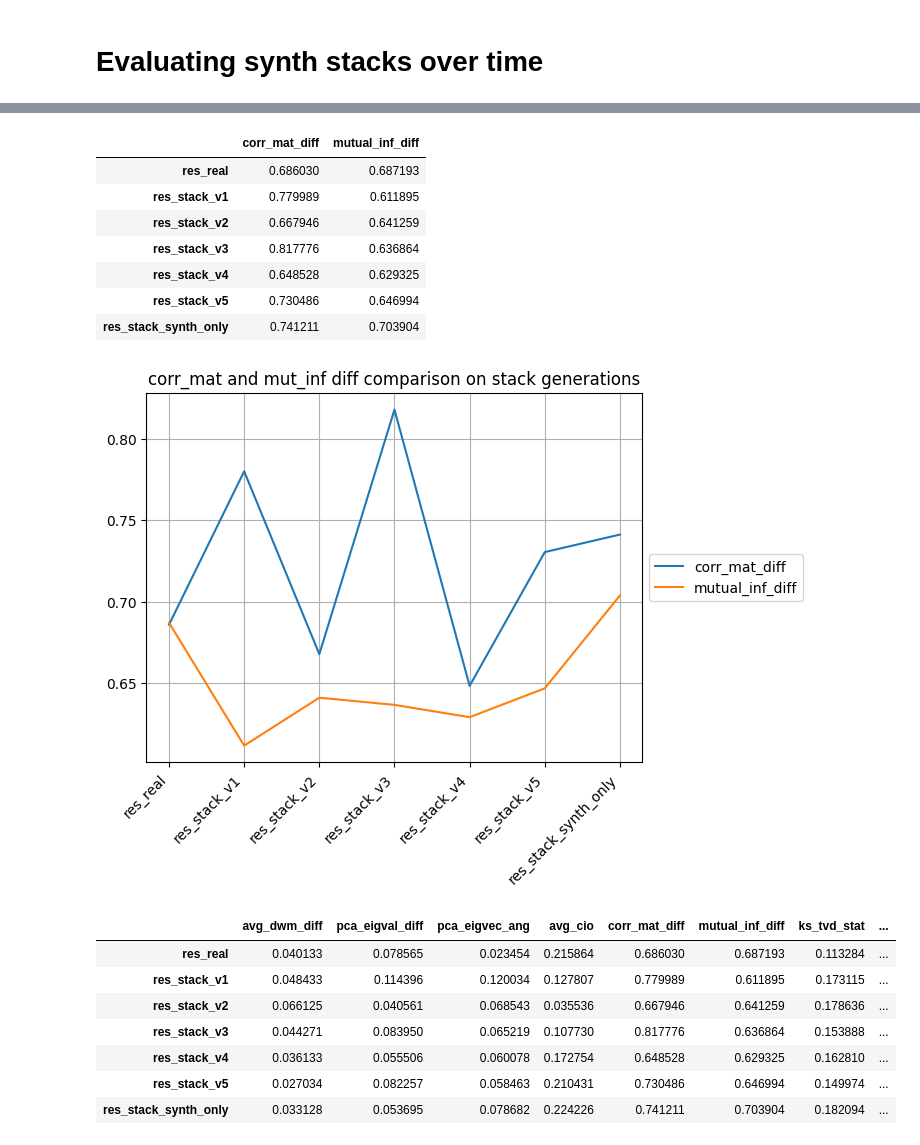
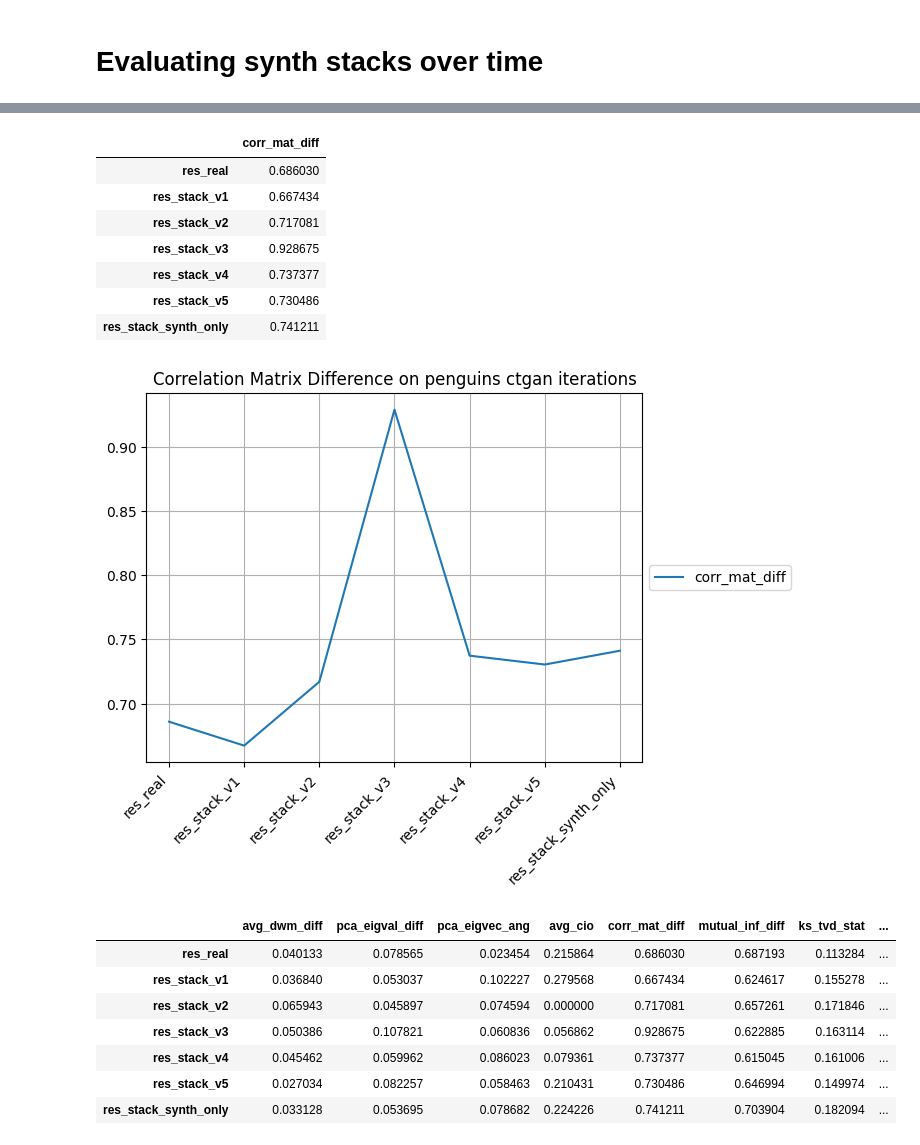
Before and after one commit to LucasBrynk/synthe_size_me, a Jupyter notebook: penguins_syn/penguins_ctgan_syn.ipynb, the cells around one changed output, grey strips where cells are left out. Cells and saved outputs as stored; diff of their text form; code cells hidden in the pictures.

```diff
--- a/penguins_syn/penguins_ctgan_syn.ipynb
+++ b/penguins_syn/penguins_ctgan_syn.ipynb
@@ -644,15 +644,16 @@ eval_str = ["res_real", "res_stack_v1", "res_stack_v2", "res_stack_v3", "res_sta
 # %%
 privacy_plot = pd.DataFrame(columns=["eps_identif_risk",
                                      "att_discl_risk",
-                                     "hit_rate",
                                      "mia_cls_risk"])
 
 for i in range(len(eval_results)):
     evals = eval_results[i].set_index("metric")
     privacy_plot.loc[eval_str[i]] = [evals.loc["eps_identif_risk", "val"],
                                     evals.loc["att_discl_risk", "val"],
-                                    evals.loc["hit_rate", "val"],
                                     evals.loc["mia_cls_risk", "val"]]
 
+# Save to csv
+privacy_plot.to_csv(f"{gen_method}\privacy_plot.csv")
+
 privacy_plot
 # %% [output]
@@ -702,13 +706,14 @@ plt.show()
 # %%
 utility_plot = pd.DataFrame(columns=["avg_dwm_diff",
-                                     "pca_eigval_diff",
-                                     "pca_eigvec_ang"])
+                                     "avg_pMSE",
+                                     "cls_F1_diff"])
 
 for i in range(len(eval_results)):
     evals = eval_results[i].set_index("metric")
     utility_plot.loc[eval_str[i]] = [evals.loc["avg_dwm_diff", "val"],
-                                    evals.loc["pca_eigval_diff", "val"],
-                                    evals.loc["pca_eigvec_ang", "val"]]
+                                    evals.loc["avg_pMSE", "val"],
+                                    evals.loc["cls_F1_diff", "val"]]
+
 
 utility_plot
 # %% [output]
@@ -732,31 +737,32 @@ plt.show()
 # %%
-matrix_diff_plot = pd.DataFrame(columns=["corr_mat_diff",
-                                     "mutual_inf_diff"])
+matrix_diff_plot = pd.DataFrame(columns=["corr_mat_diff"])
 
 for i in range(len(eval_results)):
     evals = eval_results[i].set_index("metric")
-    matrix_diff_plot.loc[eval_str[i]] = [evals.loc["corr_mat_diff", "val"],
-                                    evals.loc["mutual_inf_diff", "val"]]
+    matrix_diff_plot.loc[eval_str[i]] = [evals.loc["corr_mat_diff", "val"]]
+
+# Save to csv
+matrix_diff_plot.to_csv(f"{gen_method}\matrix_diff_plot.csv", index=False)
 
 matrix_diff_plot
 # %% [output]
-|  | corr_mat_diff | mutual_inf_diff |
-| res_real | 0.686030 | 0.687193 |
-| res_stack_v1 | 0.779989 | 0.611895 |
-| res_stack_v2 | 0.667946 | 0.641259 |
-| res_stack_v3 | 0.817776 | 0.636864 |
-| res_stack_v4 | 0.648528 | 0.629325 |
-| res_stack_v5 | 0.730486 | 0.646994 |
-| res_stack_synth_only | 0.741211 | 0.703904 |
+|  | corr_mat_diff |
+| res_real | 0.686030 |
+| res_stack_v1 | 0.667434 |
+| res_stack_v2 | 0.717081 |
+| res_stack_v3 | 0.928675 |
+| res_stack_v4 | 0.737377 |
+| res_stack_v5 | 0.730486 |
+| res_stack_synth_only | 0.741211 |
 # %%
 matrix_diff_plot.plot.line()
-plt.title("corr_mat and mut_inf diff comparison on stack generations")
+plt.title("Correlation Matrix Difference on penguins ctgan iterations")
 plt.xticks(rotation=45, ha="right")
 plt.legend(loc='center left', bbox_to_anchor=(1.0, 0.5))
 plt.grid()
 plt.show()
 # %% [output]
-[figure, old version]
+[figure, new version]
 # %%
 total_eval = pd.DataFrame(columns=["avg_dwm_diff",
                                    "pca_eigval_diff",
@@ -807,10 +813,10 @@ total_eval
 # %% [output]
 |  | avg_dwm_diff | pca_eigval_diff | pca_eigvec_ang | avg_cio | corr_mat_diff | mutual_inf_diff | ks_tvd_stat | ... |
 | res_real | 0.040133 | 0.078565 | 0.023454 | 0.215864 | 0.686030 | 0.687193 | 0.113284 | ... |
-| res_stack_v1 | 0.048433 | 0.114396 | 0.120034 | 0.127807 | 0.779989 | 0.611895 | 0.173115 | ... |
-| res_stack_v2 | 0.066125 | 0.040561 | 0.068543 | 0.035536 | 0.667946 | 0.641259 | 0.178636 | ... |
-| res_stack_v3 | 0.044271 | 0.083950 | 0.065219 | 0.107730 | 0.817776 | 0.636864 | 0.153888 | ... |
-| res_stack_v4 | 0.036133 | 0.055506 | 0.060078 | 0.172754 | 0.648528 | 0.629325 | 0.162810 | ... |
+| res_stack_v1 | 0.036840 | 0.053037 | 0.102227 | 0.279568 | 0.667434 | 0.624617 | 0.155278 | ... |
+| res_stack_v2 | 0.065943 | 0.045897 | 0.074594 | 0.000000 | 0.717081 | 0.657261 | 0.171846 | ... |
+| res_stack_v3 | 0.050386 | 0.107821 | 0.060836 | 0.056862 | 0.928675 | 0.622885 | 0.163114 | ... |
+| res_stack_v4 | 0.045462 | 0.059962 | 0.086023 | 0.079361 | 0.737377 | 0.615045 | 0.161006 | ... |
 | res_stack_v5 | 0.027034 | 0.082257 | 0.058463 | 0.210431 | 0.730486 | 0.646994 | 0.149974 | ... |
 | res_stack_synth_only | 0.033128 | 0.053695 | 0.078682 | 0.224226 | 0.741211 | 0.703904 | 0.182094 | ... |
 # %%
```
Also changed, not shown: parts of 16 cells of this notebook, 4 other files.
